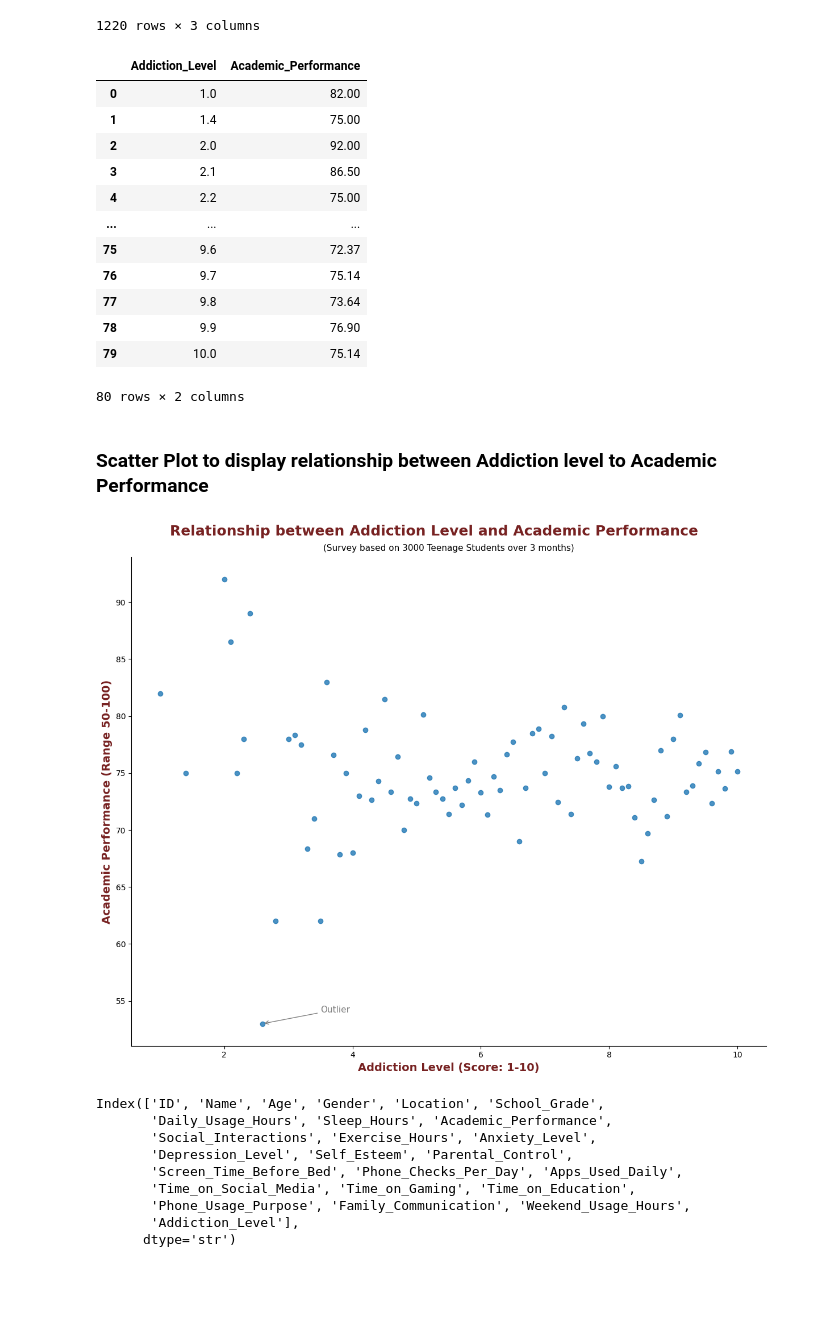
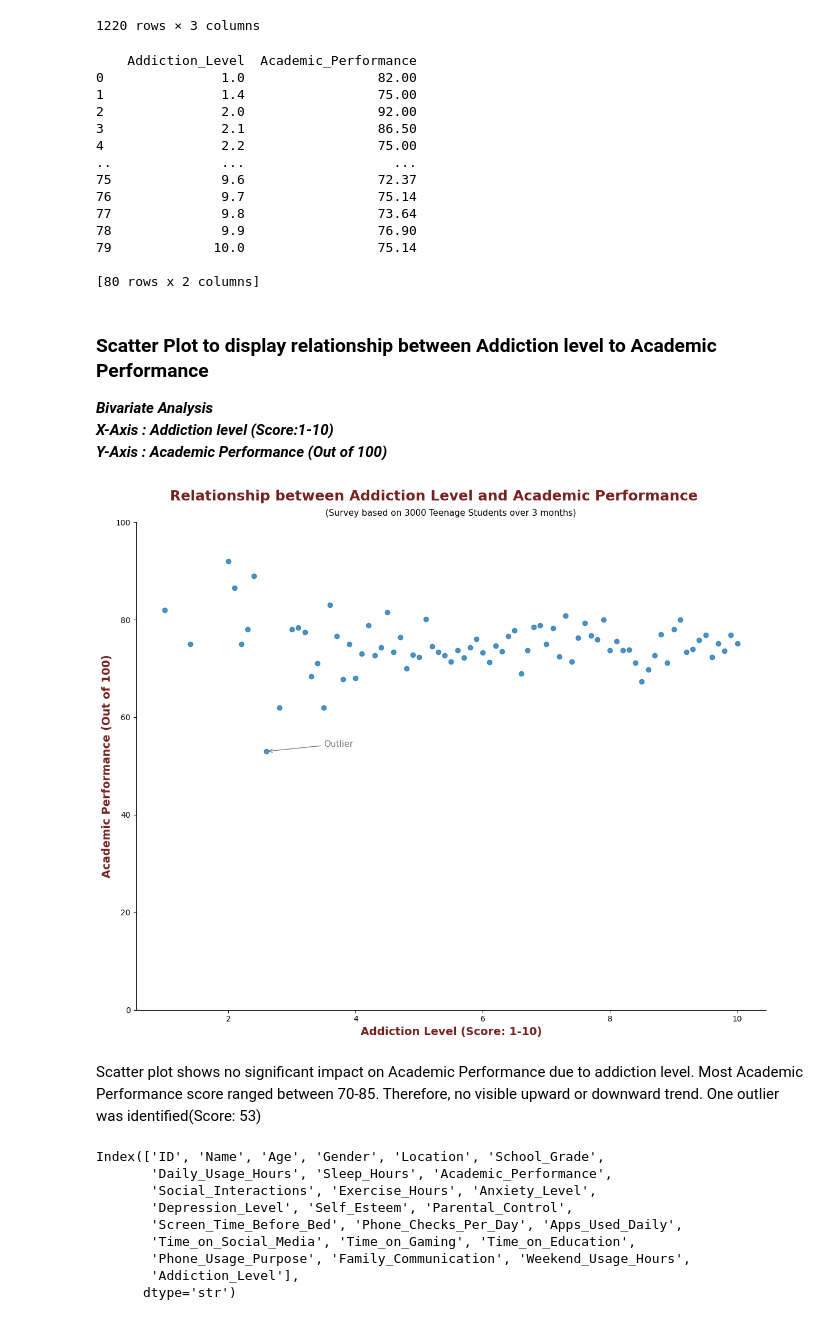
Before and after one commit to shivahari04/smartphone_addiction_analysis, a Jupyter notebook: Notebook/screen_addiction.ipynb, the cells around one changed output. Cells and saved outputs as stored; diff of their text form; code cells hidden in the pictures; blank space fills up the shorter version.

```diff
--- a/Notebook/screen_addiction.ipynb
+++ b/Notebook/screen_addiction.ipynb
@@ -271,44 +274,52 @@ avg_anx
 
 avg_academic = (df.groupby("Addiction_Level")["Academic_Performance"].mean().reset_index().sort_values("Addiction_Level").round(2))
 
-avg_academic
+print(avg_academic)
 # %% [output]
-|  | Addiction_Level | Academic_Performance |
-| 0 | 1.0 | 82.00 |
-| 1 | 1.4 | 75.00 |
-| 2 | 2.0 | 92.00 |
-| 3 | 2.1 | 86.50 |
-| 4 | 2.2 | 75.00 |
-| ... | ... | ... |
-| 75 | 9.6 | 72.37 |
-| 76 | 9.7 | 75.14 |
-| 77 | 9.8 | 73.64 |
-| 78 | 9.9 | 76.90 |
-| 79 | 10.0 | 75.14 |
-80 rows × 2 columns
+    Addiction_Level  Academic_Performance
+0               1.0                 82.00
+1               1.4                 75.00
+2               2.0                 92.00
+3               2.1                 86.50
+4               2.2                 75.00
+..              ...                   ...
+75              9.6                 72.37
+76              9.7                 75.14
+77              9.8                 73.64
+78              9.9                 76.90
+79             10.0                 75.14
+
+[80 rows x 2 columns]
 # %% [markdown]
 ### Scatter Plot to display relationship between Addiction level to Academic Performance
+
+***Bivariate Analysis***
+***X-Axis : Addiction level (Score:1-10)***
+***Y-Axis : Academic Performance (Out of 100)***
 # %%
 #Scatter Plot to display relationship between addiction level to academic performance
 
 plt.figure(figsize=(12,10))
 
 plt.scatter(avg_academic['Addiction_Level'], avg_academic['Academic_Performance'], alpha =0.8)
 ax = plt.gca()
 ax.spines['top'].set_visible(False)
 ax.spines['right'].set_visible(False)
 
 plt.suptitle("Relationship between Addiction Level and Academic Performance", fontweight = 'bold', fontsize = 18, color = "#772222")
 plt.title('(Survey based on 3000 Teenage Students over 3 months)', fontsize=11, color='black', pad=8)
 plt.xlabel("Addiction Level (Score: 1-10)", fontsize = 14, fontweight = 'bold', color= "#772222")
-plt.ylabel("Academic Performance (Range 50-100)", fontsize = 14, fontweight = 'bold', color = "#772222")
+plt.ylabel("Academic Performance (Out of 100)", fontsize = 14, fontweight = 'bold', color = "#772222")
 
 plt.annotate('Outlier', xy=(2.6, 53), xytext=(3.5, 54), fontsize=11, color='gray', arrowprops=dict(arrowstyle='->', color='gray'))
 
+plt.ylim(0,100)
 plt.tight_layout()
 plt.show()
 # %% [output]
-[figure, old version]
+[figure, new version]
+# %% [markdown]
+Scatter plot shows no significant impact on Academic Performance due to addiction level. Most Academic Performance score ranged between 70-85. Therefore, no visible upward or downward trend. One outlier was identified(Score: 53)
 # %%
 # Looking for column names to filter out the necessary numeric variables
 df.columns
```
Also changed, not shown: parts of 11 cells of this notebook.
